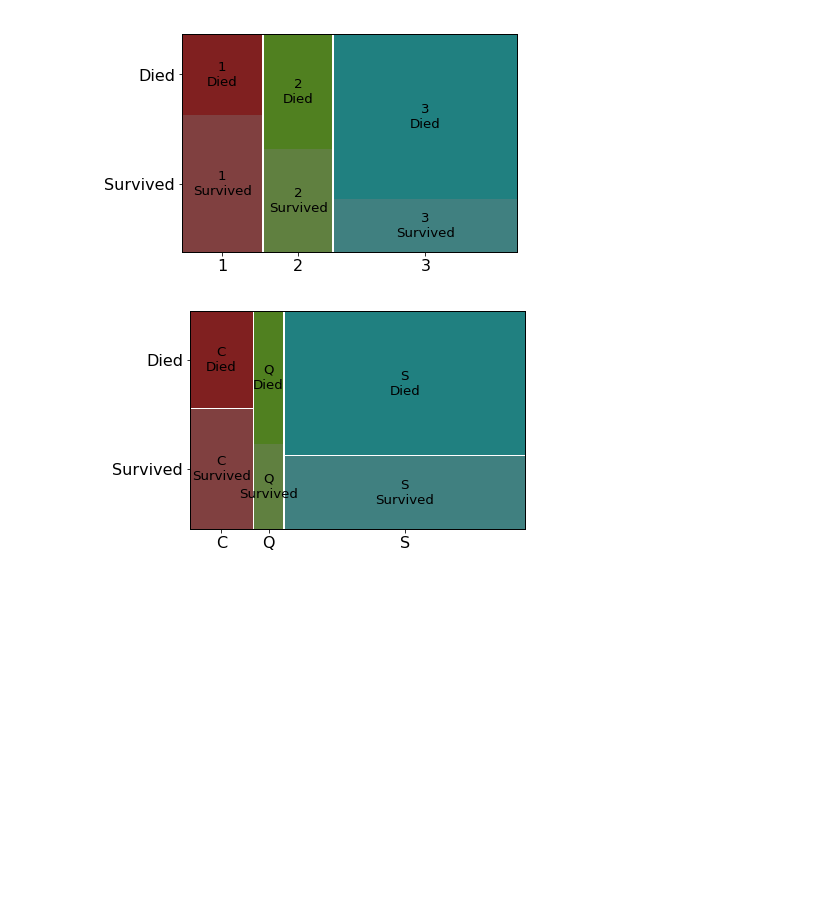
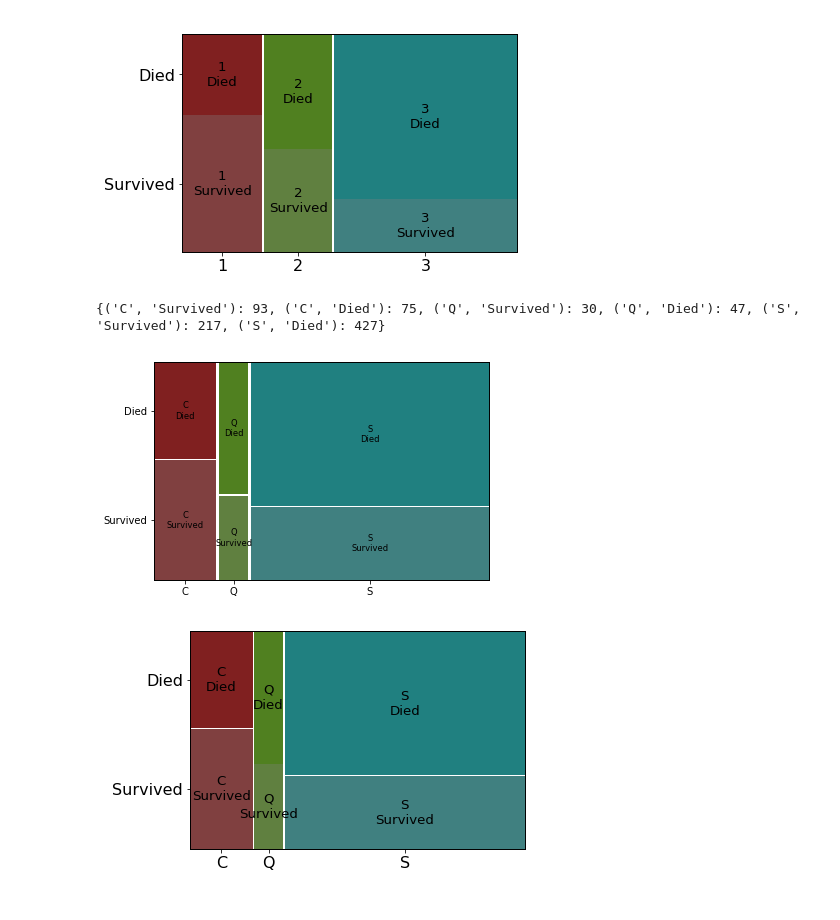
Before and after one commit to SebastianRLeon/MetNumUN2022II, a Jupyter notebook: Quiz3/jrodriguezleo_Quiz3.ipynb, the cells around one changed output. Cells and saved outputs as stored; diff of their text form; code cells hidden in the pictures; blank space fills up the shorter version.

```diff
--- a/Quiz3/jrodriguezleo_Quiz3.ipynb
+++ b/Quiz3/jrodriguezleo_Quiz3.ipynb
@@ -769,5 +786,24 @@ plt.show()
 # %% [markdown]
 ![image.png](embedded-picture-1)
+# %%
+df3 =titanic[['Survived','Embarked']].value_counts()
+
+C_survived = df3[1]['C']
+Q_survived = df3[1]['Q']
+S_survived = df3[1]['S']
+
+C_died = df3[0]['C']
+Q_died = df3[0]['Q']
+S_died = df3[0]['S']
+
+Data3 = {('C','Survived'):C_survived,('C','Died'):C_died,('Q','Survived'):Q_survived,('Q','Died'):Q_died,('S','Survived'):S_survived,('S','Died'):S_died}
+print(Data3)
+
+ms.mosaic(data=Data3,gap=0.01)
+plt.show()
+# %% [output]
+{('C', 'Survived'): 93, ('C', 'Died'): 75, ('Q', 'Survived'): 30, ('Q', 'Died'): 47, ('S', 'Survived'): 217, ('S', 'Died'): 427}
+[figure, added]
 # %% [markdown]
 ![image.png](embedded-picture-1)
 # %% [markdown]
```
Also changed, not shown: parts of 4 cells of this notebook.
